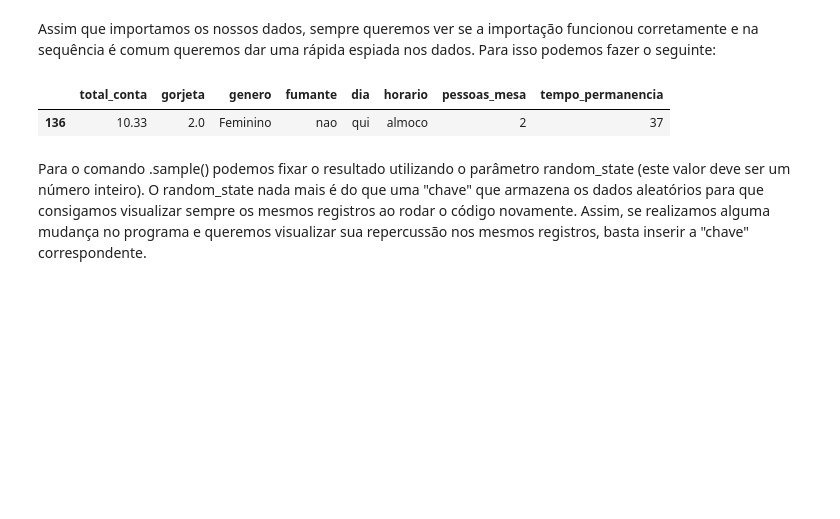
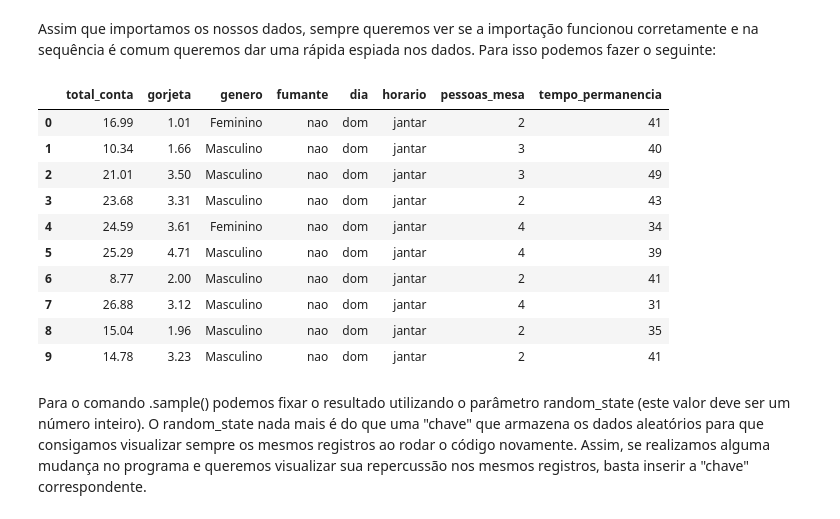
Before and after one commit to andreiporfiro/intro_python_verao_ime_2023, a Jupyter notebook: notebooks/aula02.ipynb, the cells around one changed output. Saved outputs shown, nothing was run; the diff lists cells and outputs as text; code cells hidden in the pictures; blank space fills up the shorter version.

```diff
--- a/notebooks/aula02.ipynb
+++ b/notebooks/aula02.ipynb
@@ -377,12 +377,21 @@ df # exibindo os dados
 Assim que importamos os nossos dados, sempre queremos ver se a importação funcionou corretamente e na sequência
 é comum queremos dar uma rápida espiada nos dados. Para isso podemos fazer o seguinte:
 # %%
-# df.head(10) # por padrão, mostra as 5 primeiras linhas do df, mas é possível indicar a quantidade dentro do parenteses
+df.head(10) # por padrão, mostra as 5 primeiras linhas do df, mas é possível indicar a quantidade dentro do parenteses
 # df.tail() # mostra as ultimas linhas do df
-df.sample() # sorteia uma amostra aleatória dos nossos dados
+# df.sample() # sorteia uma amostra aleatória dos nossos dados
 # %% [output]
 |  | total_conta | gorjeta | genero | fumante | dia | horario | pessoas_mesa | tempo_permanencia |
-| 136 | 10.33 | 2.0 | Feminino | nao | qui | almoco | 2 | 37 |
+| 0 | 16.99 | 1.01 | Feminino | nao | dom | jantar | 2 | 41 |
+| 1 | 10.34 | 1.66 | Masculino | nao | dom | jantar | 3 | 40 |
+| 2 | 21.01 | 3.50 | Masculino | nao | dom | jantar | 3 | 49 |
+| 3 | 23.68 | 3.31 | Masculino | nao | dom | jantar | 2 | 43 |
+| 4 | 24.59 | 3.61 | Feminino | nao | dom | jantar | 4 | 34 |
+| 5 | 25.29 | 4.71 | Masculino | nao | dom | jantar | 4 | 39 |
+| 6 | 8.77 | 2.00 | Masculino | nao | dom | jantar | 2 | 41 |
+| 7 | 26.88 | 3.12 | Masculino | nao | dom | jantar | 4 | 31 |
+| 8 | 15.04 | 1.96 | Masculino | nao | dom | jantar | 2 | 35 |
+| 9 | 14.78 | 3.23 | Masculino | nao | dom | jantar | 2 | 41 |
 # %% [markdown]
 Para o comando .sample() podemos fixar o resultado utilizando o parâmetro random_state (este valor deve ser um número inteiro). O random_state nada mais é do que uma "chave" que armazena os dados aleatórios para que consigamos visualizar sempre os mesmos registros ao rodar o código novamente. Assim, se realizamos alguma mudança no programa e queremos visualizar sua repercussão nos mesmos registros, basta inserir a "chave" correspondente.
 # %%
```
Also changed, not shown: parts of 59 cells of this notebook, 2 other files.
